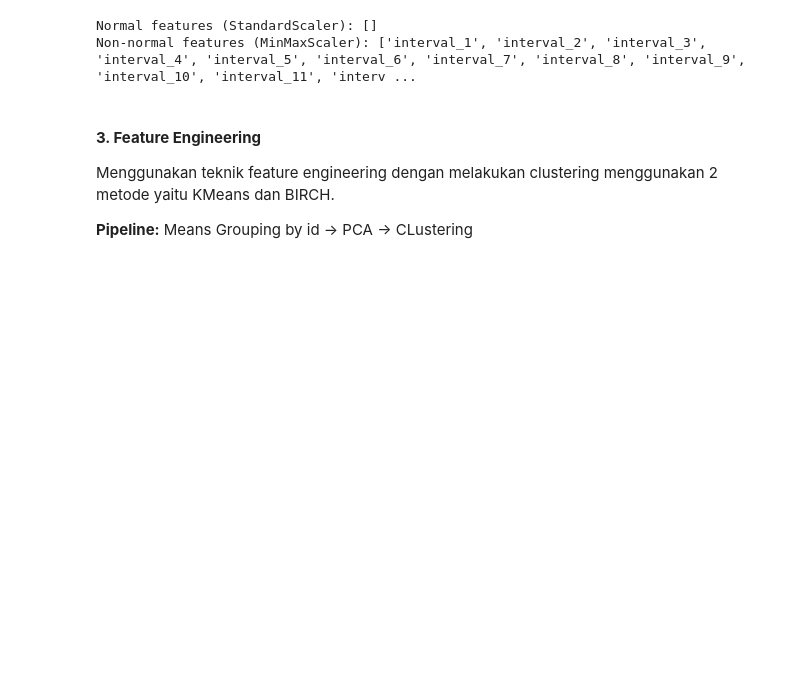
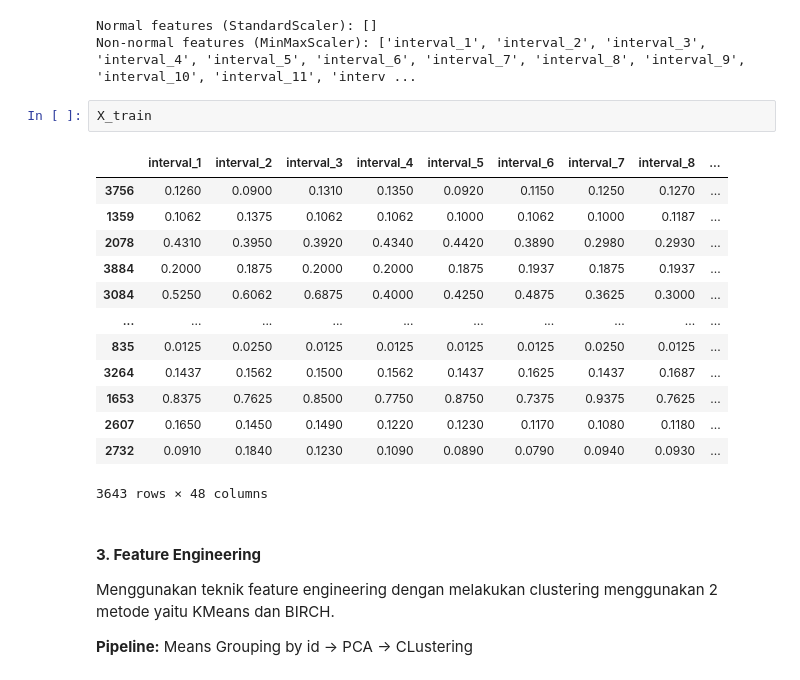
Before and after one commit to auvarifqi/tugas-besar-2-ai-lanjut, a Jupyter notebook: main.ipynb, the cells around one changed output. Saved outputs shown, nothing was run; the diff lists cells and outputs as text; blank space fills up the shorter version.

```diff
--- a/main.ipynb
+++ b/main.ipynb
@@ -436,6 +443,22 @@ X_test_scaled = feature_scaler.transform(X_test)
 # %% [output]
 Normal features (StandardScaler): []
 Non-normal features (MinMaxScaler): ['interval_1', 'interval_2', 'interval_3', 'interval_4', 'interval_5', 'interval_6', 'interval_7', 'interval_8', 'interval_9', 'interval_10', 'interval_11', 'interv ...
+# %%
+X_train
+# %% [output]
+|  | interval_1 | interval_2 | interval_3 | interval_4 | interval_5 | interval_6 | interval_7 | interval_8 | ... |
+| 3756 | 0.1260 | 0.0900 | 0.1310 | 0.1350 | 0.0920 | 0.1150 | 0.1250 | 0.1270 | ... |
+| 1359 | 0.1062 | 0.1375 | 0.1062 | 0.1062 | 0.1000 | 0.1062 | 0.1000 | 0.1187 | ... |
+| 2078 | 0.4310 | 0.3950 | 0.3920 | 0.4340 | 0.4420 | 0.3890 | 0.2980 | 0.2930 | ... |
+| 3884 | 0.2000 | 0.1875 | 0.2000 | 0.2000 | 0.1875 | 0.1937 | 0.1875 | 0.1937 | ... |
+| 3084 | 0.5250 | 0.6062 | 0.6875 | 0.4000 | 0.4250 | 0.4875 | 0.3625 | 0.3000 | ... |
+| ... | ... | ... | ... | ... | ... | ... | ... | ... | ... |
+| 835 | 0.0125 | 0.0250 | 0.0125 | 0.0125 | 0.0125 | 0.0125 | 0.0250 | 0.0125 | ... |
+| 3264 | 0.1437 | 0.1562 | 0.1500 | 0.1562 | 0.1437 | 0.1625 | 0.1437 | 0.1687 | ... |
+| 1653 | 0.8375 | 0.7625 | 0.8500 | 0.7750 | 0.8750 | 0.7375 | 0.9375 | 0.7625 | ... |
+| 2607 | 0.1650 | 0.1450 | 0.1490 | 0.1220 | 0.1230 | 0.1170 | 0.1080 | 0.1180 | ... |
+| 2732 | 0.0910 | 0.1840 | 0.1230 | 0.1090 | 0.0890 | 0.0790 | 0.0940 | 0.0930 | ... |
+3643 rows × 48 columns
 # %% [markdown]
 #### **3. Feature Engineering**
 
```
Also changed, not shown: parts of 15 cells of this notebook, 2 other files.
